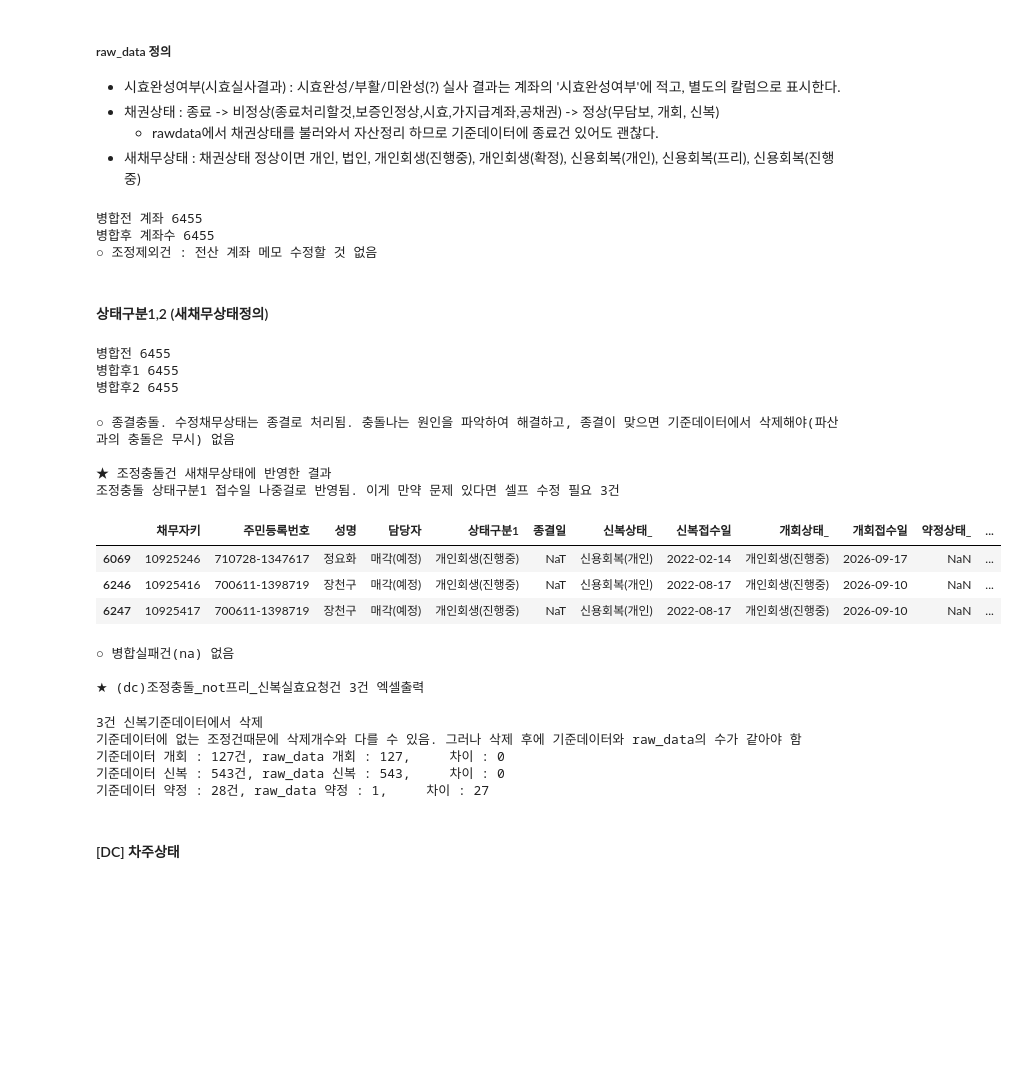
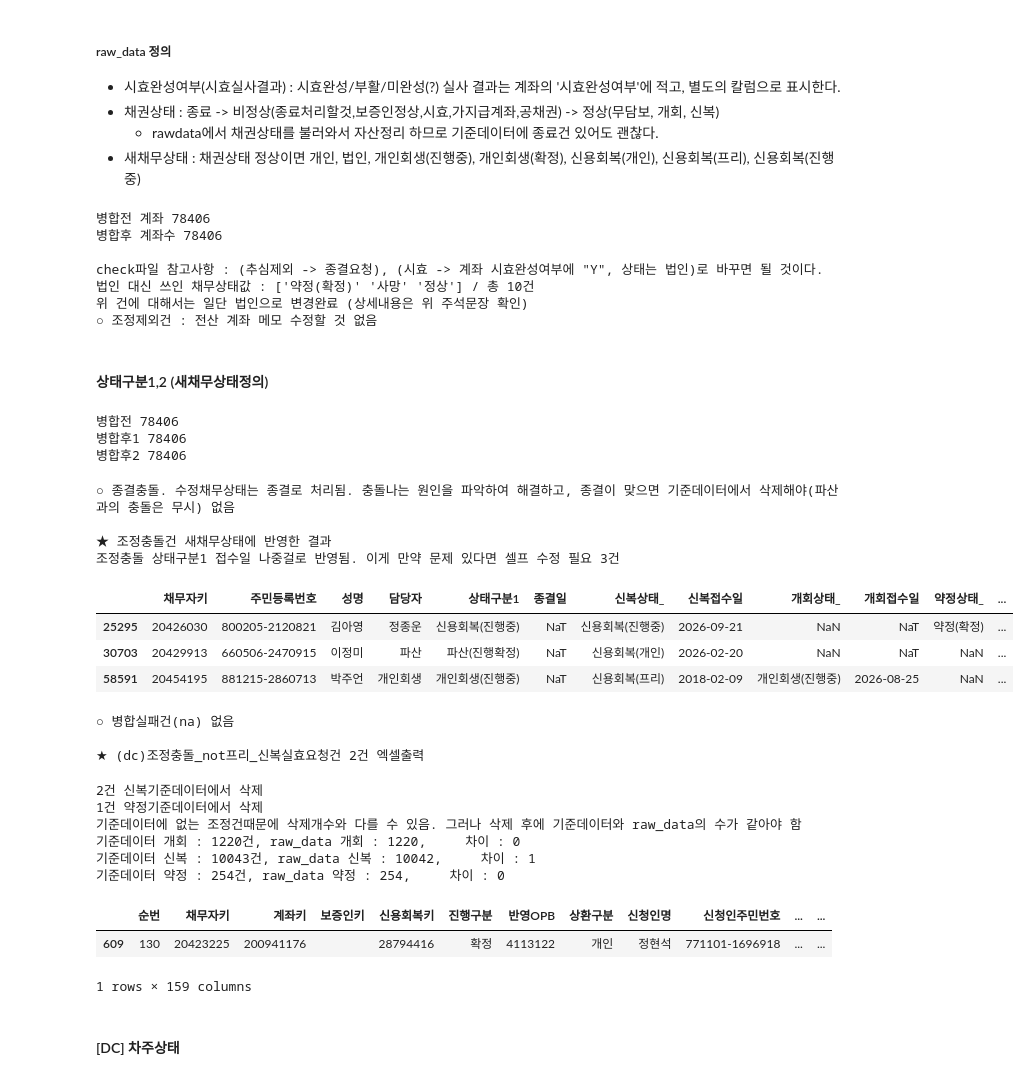
Before and after one commit to jbmyou/company_work, a Jupyter notebook: fileNaming/자산정리/4.전산_자산정리_통합_v2-2_파산하단하면유지.ipynb, the cells around one changed output. Saved outputs shown, nothing was run; the diff lists cells and outputs as text; code cells hidden in the pictures; blank space fills up the shorter version.

```diff
--- a/fileNaming/자산정리/4.전산_자산정리_통합_v2-2_파산하단하면유지.ipynb
+++ b/fileNaming/자산정리/4.전산_자산정리_통합_v2-2_파산하단하면유지.ipynb
@@ -71,8 +71,8 @@ deposit_dtype = functions.deposit_dtype
 # %%
 # 변수들
 ##################################
-dc엑셀출력 = True  ################
-company = "대성"      # 솔림 or 대성
+dc엑셀출력 = False  ################
+company = "솔림"      # 솔림 or 대성
 basedate = "260930"
 ##################################
 basedate_dt = pd.to_datetime(basedate, format="%y%m%d")
@@ -559,7 +555,7 @@ print('중복제거전', len(installment), '중복제거', len(installment_차
 # %%
  # 금감원용으로는 False #####################
 #############################################
-새채무자키사용 = True  # True / False (금감원용으로는 False) 보증인 없는 계좌도 보증인 있는 계좌로 인식
+새채무자키사용 = False  # True / False (금감원용으로는 False) 보증인 없는 계좌도 보증인 있는 계좌로 인식
 
 # 법인약정건
 #############################################################################
@@ -700,8 +696,12 @@ if True :
 df["수정내용"] = np.where((df["_merge"]=="right_only"),"계좌 메모에 '신용회복 제외'입력 후 담당자 배정요청", np.where((df["_merge"]=="left_only"), "신복 포함됐으니 계좌메모 삭제", ""))
 functions.display_with_explain(df.query('수정내용!=""'), '조정제외건 : 전산 계좌 메모 수정할 것')
 # %% [output]
-병합전 계좌 6455
-병합후 계좌수 6455
+병합전 계좌 78406
+병합후 계좌수 78406
+
+check파일 참고사항 : (추심제외 -> 종결요청), (시효 -> 계좌 시효완성여부에 "Y", 상태는 법인)로 바꾸면 될 것이다.
+법인 대신 쓰인 채무상태값 : ['약정(확정)' '사망' '정상'] / 총 10건
+위 건에 대해서는 일단 법인으로 변경완료 (상세내용은 위 주석문장 확인)
 ○ 조정제외건 : 전산 계좌 메모 수정할 것 없음
 # %% [markdown]
 #### 상태구분1,2 (새채무상태정의)
@@ -754,9 +754,9 @@ if True :
 
     print("병합후2",len(새채무상태))
 # %% [output]
-병합전 6455
-병합후1 6455
-병합후2 6455
+병합전 78406
+병합후1 78406
+병합후2 78406
 # %%
 # 기준데이터
 조정중칼럼 = ["신복상태_","개회상태_","약정상태_","파산진행확정_"]
@@ -800,40 +800,41 @@ if True :
                 latest_date = date
                 latest_status = row[status_col]
 
         return latest_status
 
         # 함수적용 및 새채무상태 상태구분1_기준 수정
     새채무상태.loc[조정충돌idx, "상태구분1_기준"] = 새채무상태.loc[조정충돌idx].apply(extract_latest_status, axis=1)
 
 
 # 상태구분1 완성 -----------------
 새채무상태["상태구분1"] = 새채무상태["상태구분1_기준"].fillna(새채무상태["상태구분1_상태"])
 
 # 충돌건 눈으로 확인
 functions.display_with_explain(새채무상태.loc[종결충돌idx][상태출력칼럼],'종결충돌. 수정채무상태는 종결로 처리됨. 충돌나는 원인을 파악하여 해결하고, 종결이 맞으면 기준데이터에서 삭제해야(파산과의 충돌은 무시)')
 functions.display_with_explain(새채무상태.loc[조정충돌idx][상태출력칼럼],'조정충돌건 새채무상태에 반영한 결과\n조정충돌 상태구분1 접수일 나중걸로 반영됨. 이게 만약 문제 있다면 셀프 수정 필요')
 
 
 # 상태구분2 (접미사제거) -----------------
 새채무상태["상태구분2"] = 새채무상태["상태구분1"].str.split("_").str[0]
 
 functions.display_with_explain(새채무상태[새채무상태["상태구분2"].isna()], '병합실패건(na)')
 
 
 x = 새채무상태.loc[조정충돌idx][상태출력칼럼]
-functions.save_excel_with_explain(x[x.신복상태_!="신용회복(프리)"],join(path_excel,'(dc)조정충돌_not프리_신복실효요청건.xlsx'))
+if dc엑셀출력 :
+    functions.save_excel_with_explain(x[x.신복상태_!="신용회복(프리)"],join(path_excel,'(dc)조정충돌_not프리_신복실효요청건.xlsx'))
 # %% [output]
 ○ 종결충돌. 수정채무상태는 종결로 처리됨. 충돌나는 원인을 파악하여 해결하고, 종결이 맞으면 기준데이터에서 삭제해야(파산과의 충돌은 무시) 없음
 
 ★ 조정충돌건 새채무상태에 반영한 결과
 조정충돌 상태구분1 접수일 나중걸로 반영됨. 이게 만약 문제 있다면 셀프 수정 필요 3건
 |  | 채무자키 | 주민등록번호 | 성명 | 담당자 | 상태구분1 | 종결일 | 신복상태_ | 신복접수일 | 개회상태_ | 개회접수일 | 약정상태_ | ... |
-| 6069 | 10925246 | 710728-1347617 | 정요화 | 매각(예정) | 개인회생(진행중) | NaT | 신용회복(개인) | 2022-02-14 | 개인회생(진행중) | 2026-09-17 | NaN | ... |
-| 6246 | 10925416 | 700611-1398719 | 장천구 | 매각(예정) | 개인회생(진행중) | NaT | 신용회복(개인) | 2022-08-17 | 개인회생(진행중) | 2026-09-10 | NaN | ... |
-| 6247 | 10925417 | 700611-1398719 | 장천구 | 매각(예정) | 개인회생(진행중) | NaT | 신용회복(개인) | 2022-08-17 | 개인회생(진행중) | 2026-09-10 | NaN | ... |
+| 25295 | 20426030 | 800205-2120821 | 김아영 | 정종운 | 신용회복(진행중) | NaT | 신용회복(진행중) | 2026-09-21 | NaN | NaT | 약정(확정) | ... |
+| 30703 | 20429913 | 660506-2470915 | 이정미 | 파산 | 파산(진행확정) | NaT | 신용회복(개인) | 2026-02-20 | NaN | NaT | NaN | ... |
+| 58591 | 20454195 | 881215-2860713 | 박주언 | 개인회생 | 개인회생(진행중) | NaT | 신용회복(프리) | 2018-02-09 | 개인회생(진행중) | 2026-08-25 | NaN | ... |
 ○ 병합실패건(na) 없음
 
-★ (dc)조정충돌_not프리_신복실효요청건 3건 엑셀출력
+★ (dc)조정충돌_not프리_신복실효요청건 2건 엑셀출력
 # %%
 # # ################################
 # # 종결충돌 기준데이터 삭제 : 전산에서 신용회복키 확인하기!
@@ -876,15 +877,21 @@ print(f'기준데이터 신복 : {len(credit_d)}건, raw_data 신복 : {새채
 print(f'기준데이터 약정 : {len(installment_d)}건, raw_data 약정 : {새채무상태.상태구분1_기준.str.contains("약정", na=False).sum()}, \
     차이 : {len(installment_d) - 새채무상태.상태구분1_기준.str.contains("약정", na=False).sum()}')
 # %% [output]
-3건 신복기준데이터에서 삭제
+2건 신복기준데이터에서 삭제
+1건 약정기준데이터에서 삭제
 기준데이터에 없는 조정건때문에 삭제개수와 다를 수 있음. 그러나 삭제 후에 기준데이터와 raw_data의 수가 같아야 함
-기준데이터 개회 : 127건, raw_data 개회 : 127,     차이 : 0
-기준데이터 신복 : 543건, raw_data 신복 : 543,     차이 : 0
-기준데이터 약정 : 28건, raw_data 약정 : 1,     차이 : 27
+기준데이터 개회 : 1220건, raw_data 개회 : 1220,     차이 : 0
+기준데이터 신복 : 10043건, raw_data 신복 : 10042,     차이 : 1
+기준데이터 약정 : 254건, raw_data 약정 : 254,     차이 : 0
 # %%
-# 차이가 있는 경우 확인
+# 신복 차이가 있는 경우 확인
 ㅌ = 새채무상태[새채무상태.상태구분1_기준.str.contains("신용회복", na=False)].계좌키
 삭제할것확인 = credit_d[~credit_d.계좌키.isin(ㅌ)]
+삭제할것확인
+# %% [output]
+|  | 순번 | 채무자키 | 계좌키 | 보증인키 | 신용회복키 | 진행구분 | 반영OPB | 상환구분 | 신청인명 | 신청인주민번호 | ... | ... |
+| 609 | 130 | 20423225 | 200941176 |  | 28794416 | 확정 | 4113122 | 개인 | 정현석 | 771101-1696918 | ... | ... |
+1 rows × 159 columns
 # %%
 # 확인결과 신복 삭제가 맞다면 삭제 (loc 방식으로 n번째 행삭제가 아니라 인덱스 레이블이 n인 행을 삭제함)
 ##############################
```
Also changed, not shown: parts of 32 cells of this notebook, 6 other files.
